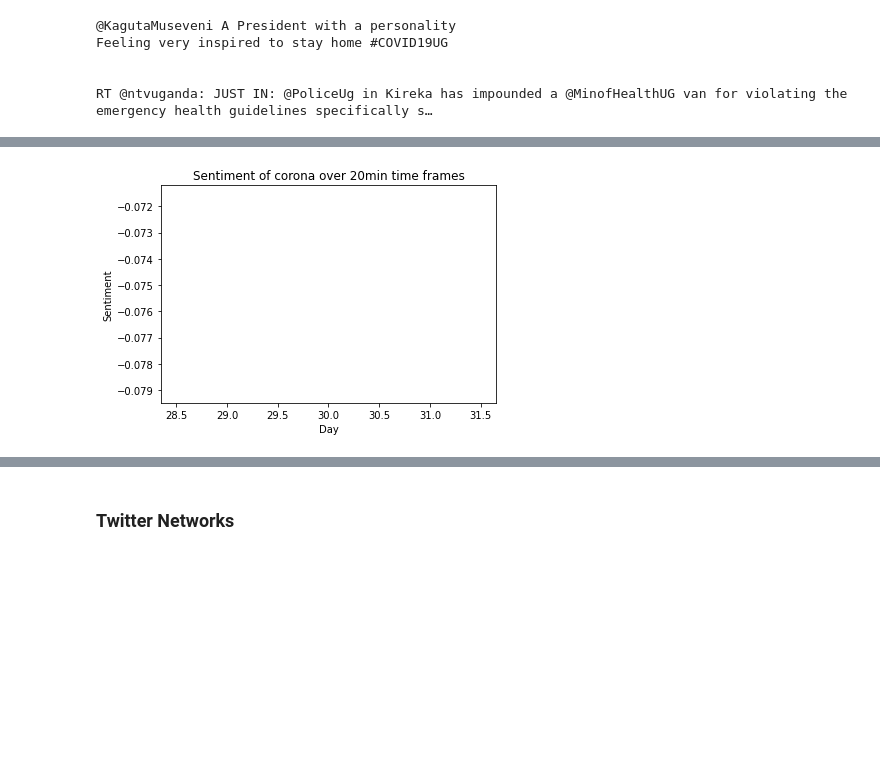
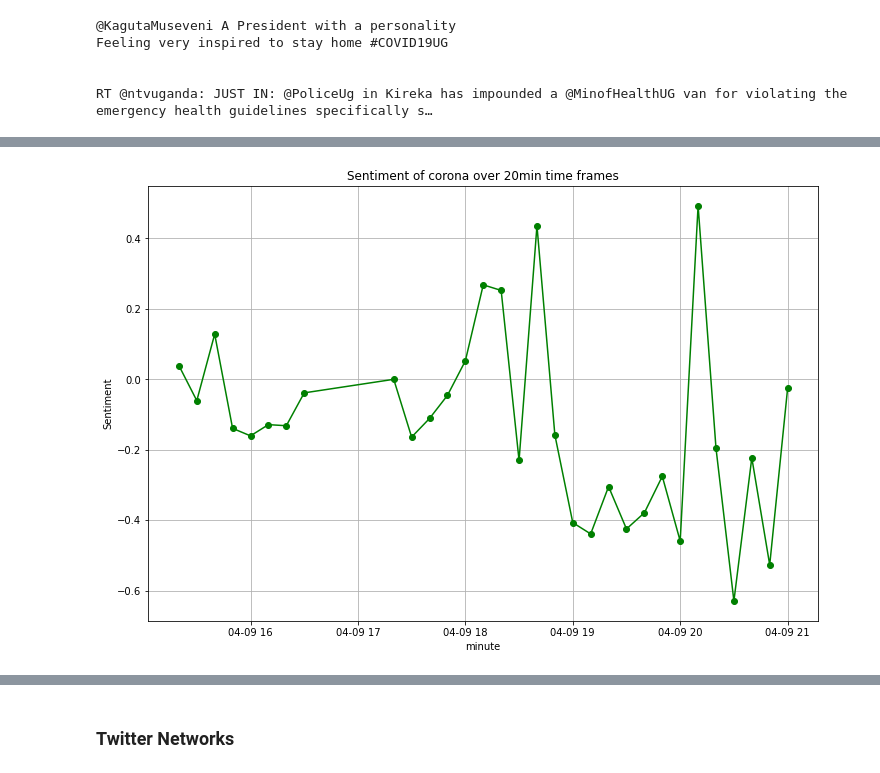
Before and after one commit to atwine/twitteranalysiscovid, a Jupyter notebook: Twitter Analysis.ipynb, the cells around one changed output, grey strips where cells are left out. Cells and saved outputs as stored; diff of their text form; code cells hidden in the pictures; blank space fills up the shorter version.

```diff
--- a/Twitter Analysis.ipynb
+++ b/Twitter Analysis.ipynb
@@ -272,10 +272,7 @@ print('\n')
 print(ds_tweets[sentiment < -0.6]['text'].values[0])
 
 # Generate average sentiment scores for #python
-sentiment_py = sentiment[ check_word_in_tweet('corona', ds_tweets) ].resample('20 m').mean()
-
-# Generate average sentiment scores for #rstats
-sentiment_r = sentiment[ check_word_in_tweet('corona', ds_tweets) ].resample('20 m').mean()
+sentiment_py = sentiment[ check_word_in_tweet('corona', ds_tweets) ].resample('10T').mean().dropna()
 # %% [output]
 @KagutaMuseveni A President with a personality
 Feeling very inspired to stay home #COVID19UG
@@ -295,10 +295,11 @@ Freq: 20M, Name: text, dtype: float64
 # %%
-# Plot average #python sentiment per day
-plt.plot(sentiment_py.index.day, sentiment_py, color = 'green')
-
-plt.xlabel('Day')
+# Plot the average sentiment every 5 minutes.
+plt.figure(figsize=(12,8))
+plt.plot(sentiment_py.index, sentiment_py, color = 'green', marker = 'o')
+plt.grid()
+plt.xlabel('minute')
 plt.ylabel('Sentiment')
 plt.title('Sentiment of corona over 20min time frames')
 plt.show()
 # %% [output]
-[figure, old version]
+[figure, new version]
```
Also changed, not shown: parts of 18 cells of this notebook, 1 other file.
